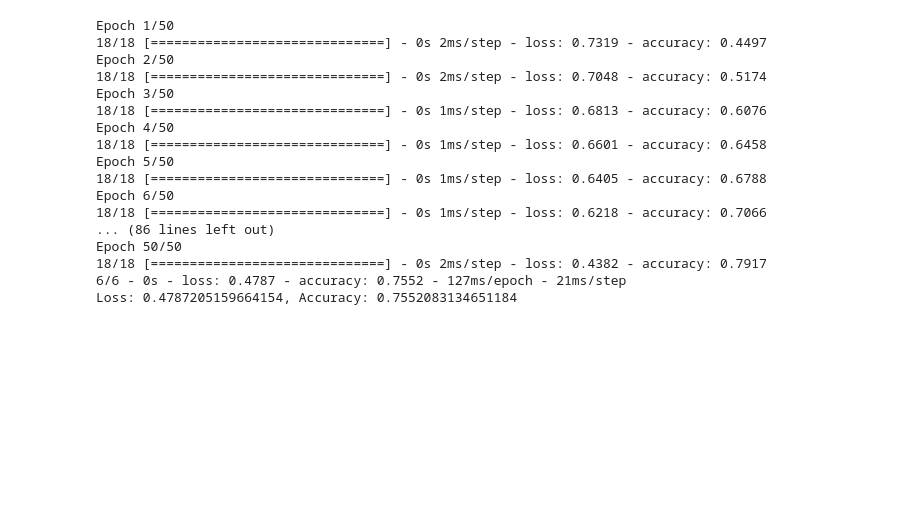
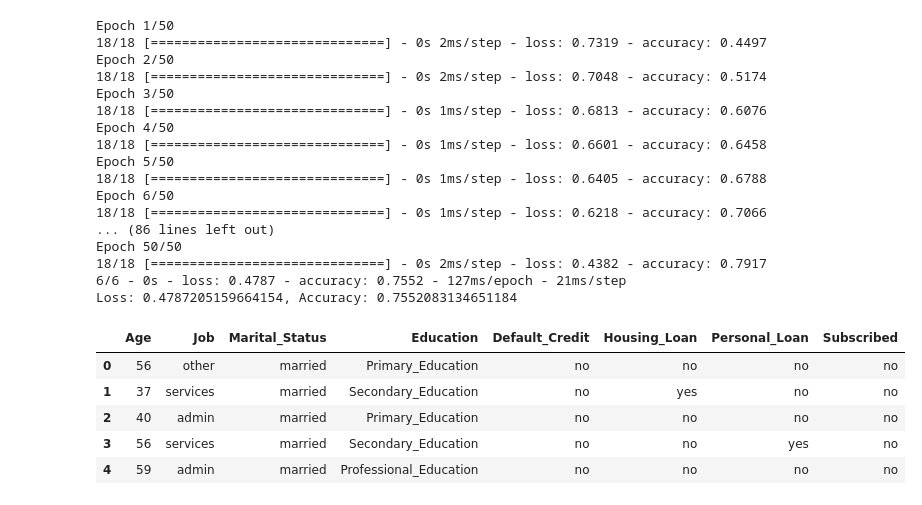
Before and after one commit to Byankap/Neural_Network_Charity_Analysis, a Jupyter notebook: NeuralNetwork.ipynb, the cells around one changed output. Drawn from its saved outputs; the diff is of its cells as text; code cells hidden in the pictures; blank space fills up the shorter version.

```diff
--- a/NeuralNetwork.ipynb
+++ b/NeuralNetwork.ipynb
@@ -660,3 +660,23 @@ Epoch 50/50
 18/18 [==============================] - 0s 2ms/step - loss: 0.4382 - accuracy: 0.7917
 6/6 - 0s - loss: 0.4787 - accuracy: 0.7552 - 127ms/epoch - 21ms/step
 Loss: 0.4787205159664154, Accuracy: 0.7552083134651184
+# %%
+#support vector machine vs Deep learning model
+# Import our dependencies
+from sklearn.model_selection import train_test_split
+from sklearn.preprocessing import StandardScaler,OneHotEncoder
+from sklearn.metrics import accuracy_score
+from sklearn.svm import SVC
+import pandas as pd
+import tensorflow as tf
+
+# Import our input dataset
+tele_df = pd.read_csv('bank_telemarketing.csv')
+tele_df.head()
+# %% [output]
+|  | Age | Job | Marital_Status | Education | Default_Credit | Housing_Loan | Personal_Loan | Subscribed |
+| 0 | 56 | other | married | Primary_Education | no | no | no | no |
+| 1 | 37 | services | married | Secondary_Education | no | yes | no | no |
+| 2 | 40 | admin | married | Primary_Education | no | no | no | no |
+| 3 | 56 | services | married | Secondary_Education | no | no | yes | no |
+| 4 | 59 | admin | married | Professional_Education | no | no | no | no |
```
Also changed, not shown: parts of 23 cells of this notebook.
